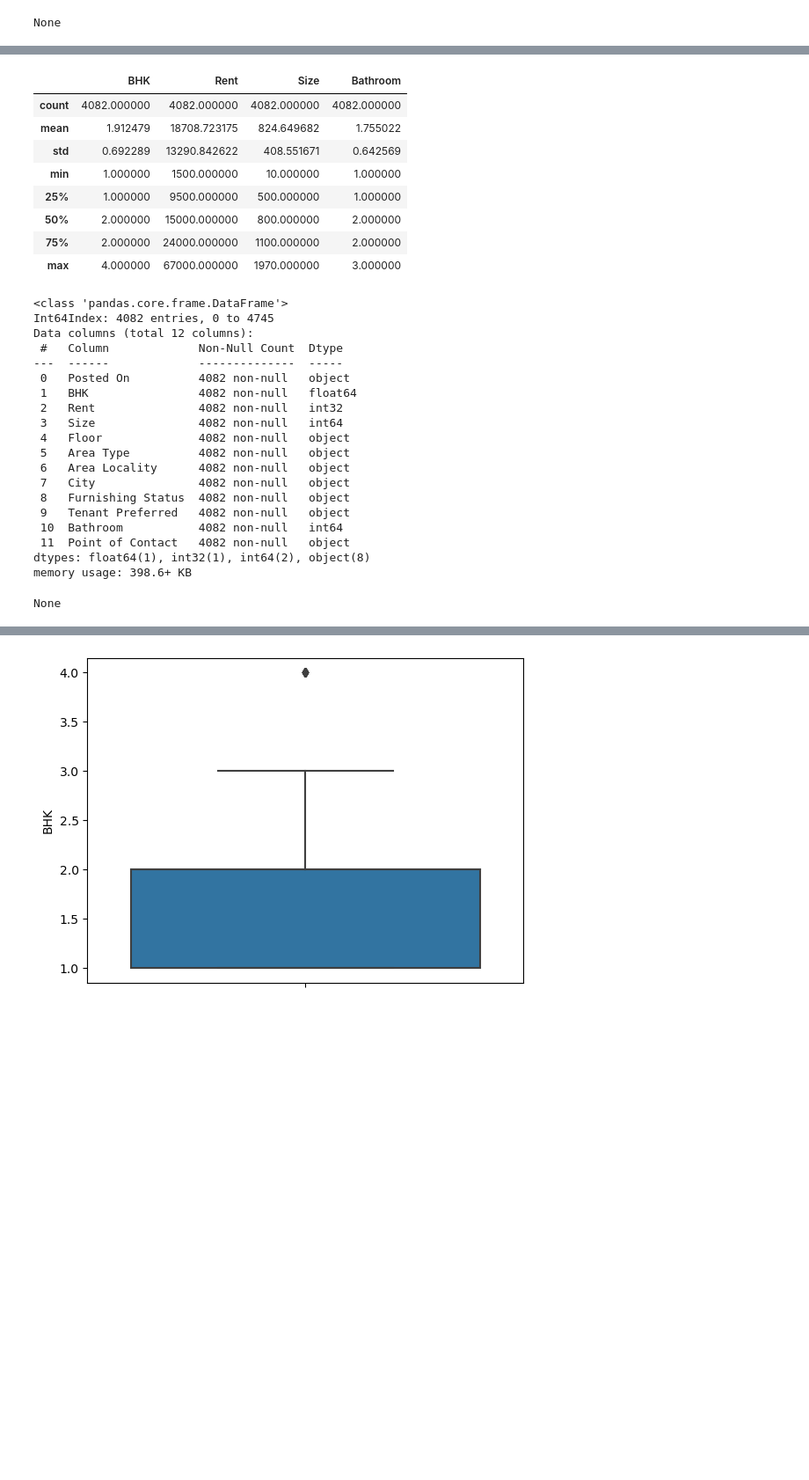
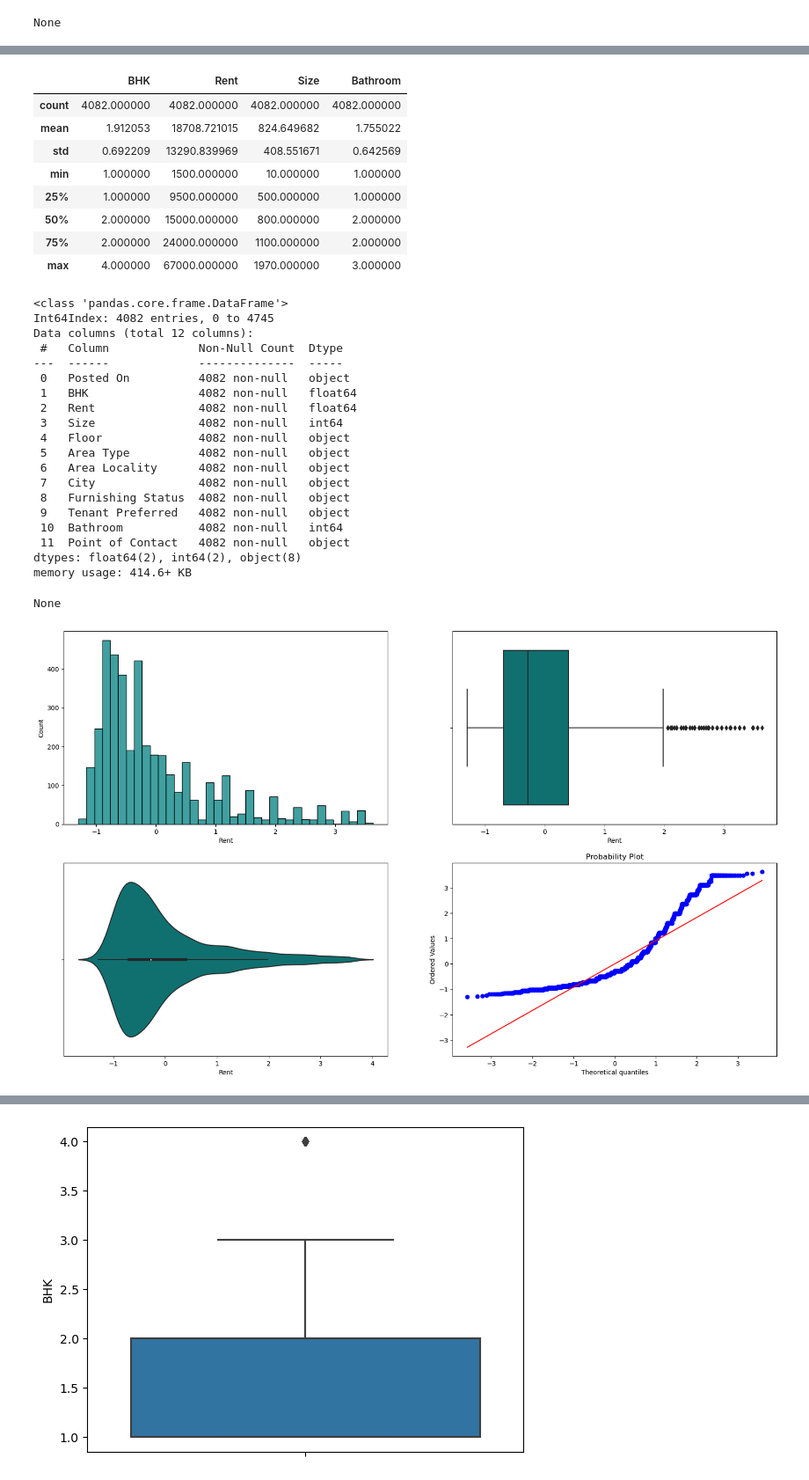
Before and after one commit to SauceX22/ISE291_project, a Jupyter notebook: proj.ipynb, the cells around one changed output, grey strips where cells are left out. Shown: that part at 88% size. Cells and saved outputs as stored; diff of their text form; code cells hidden in the pictures; blank space fills up the shorter version.

```diff
--- a/proj.ipynb
+++ b/proj.ipynb
@@ -79,9 +79,7 @@ for col in df.columns:
         # replace missing values with the most occurred string
         value = df[col].mode()[0]
     else:
-        # if the values are nominal(0, 1, nan) replace with mod
-        if len(df[col].unique()) == 3:
-            # replace missing values with the mode value
+        if col == 'BHK' or col == 'Bathroom':
             value = df[col].mode()[0]
 
         else:
@@ -146,8 +144,8 @@ display(df.info())
 # %% [output]
 |  | BHK | Rent | Size | Bathroom |
 | count | 4082.000000 | 4082.000000 | 4082.000000 | 4082.000000 |
-| mean | 1.912479 | 18708.723175 | 824.649682 | 1.755022 |
-| std | 0.692289 | 13290.842622 | 408.551671 | 0.642569 |
+| mean | 1.912053 | 18708.721015 | 824.649682 | 1.755022 |
+| std | 0.692209 | 13290.839969 | 408.551671 | 0.642569 |
 | min | 1.000000 | 1500.000000 | 10.000000 | 1.000000 |
 | 25% | 1.000000 | 9500.000000 | 500.000000 | 1.000000 |
 | 50% | 2.000000 | 15000.000000 | 800.000000 | 2.000000 |
@@ -160,7 +158,7 @@ Data columns (total 12 columns):
 ---  ------             --------------  -----
  0   Posted On          4082 non-null   object
  1   BHK                4082 non-null   float64
- 2   Rent               4082 non-null   int32
+ 2   Rent               4082 non-null   float64
  3   Size               4082 non-null   int64
  4   Floor              4082 non-null   object
  5   Area Type          4082 non-null   object
@@ -170,9 +168,30 @@ Data columns (total 12 columns):
  9   Tenant Preferred   4082 non-null   object
  10  Bathroom           4082 non-null   int64
  11  Point of Contact   4082 non-null   object
-dtypes: float64(1), int32(1), int64(2), object(8)
-memory usage: 398.6+ KB
+dtypes: float64(2), int64(2), object(8)
+memory usage: 414.6+ KB
 None
+# %%
+from scipy import stats
+
+z_scores = stats.zscore(df['Rent'])
+# %%
+import pandas as pd
+import numpy as np
+import matplotlib.pyplot as plt
+import seaborn as sns
+import plotly.express as px
+import pylab
+from scipy.stats import probplot, boxcox
+
+fig, ax = plt.subplots(2, 2, figsize=(20, 12))
+ax1 = sns.histplot(x = z_scores, color='teal', ax= ax[0, 0])
+ax2 = sns.boxplot(x = z_scores, ax= ax[0, 1], color= 'teal')
+ax3 = sns.violinplot(x = z_scores, ax= ax[1, 0], color= 'teal')
+ax4 = probplot(z_scores, plot=pylab)
+pylab.show()
+# %% [output]
+[figure, added]
 # %%
 # lets find the statistical summary of our data
 
```
Also changed, not shown: parts of 9 cells of this notebook.
